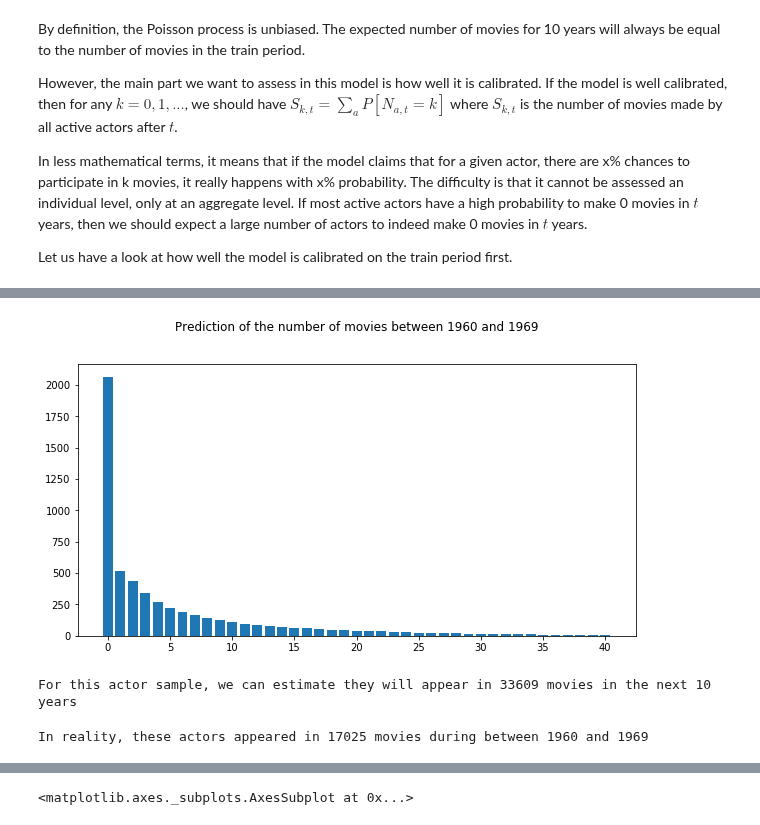
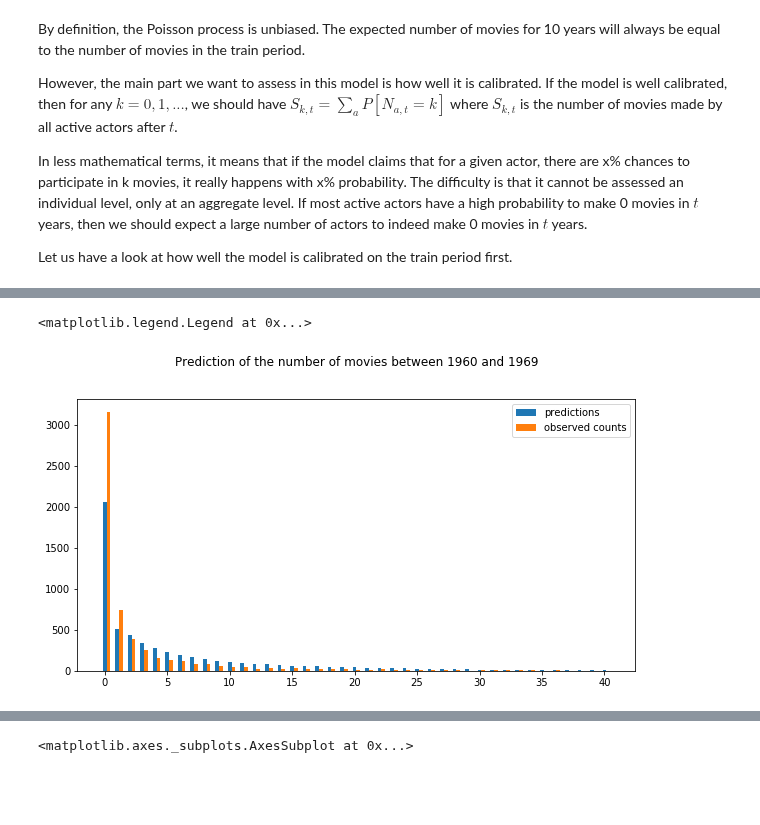
Before and after one commit to MaximeKan/Statistical-Modeling, a Jupyter notebook: Actors_movie_counts.ipynb, the cells around one changed output, grey strips where cells are left out. Drawn from its saved outputs; the diff is of its cells as text; code cells hidden in the pictures; blank space fills up the shorter version.

```diff
--- a/Actors_movie_counts.ipynb
+++ b/Actors_movie_counts.ipynb
@@ -374,22 +413,17 @@ Looking at the plot above, we can see that on the train data, the Poisson proces
 # %%
-def compute_predictions(t):
-  fig, ax = plt.subplots(figsize=(10, 5))
-  x_list = np.arange(41)
-  prediction_list = np.array([compute_prediction(n,t) for n in x_list])
-  ax.bar(x_list, prediction_list)
-  ax.set_title("Prediction of the number of movies between 1960 and 1969", y = 1.1)
+total_validation = movie_counts_validation.groupby('primaryName').agg({'numberMovies':'sum'}).merge(actors_list, on = "primaryName", how = "right").fillna(0).groupby("numberMovies").agg({"numberMovies":'count'}).rename(columns = {"numberMovies":"count"}).reset_index()
+total_validation = total_validation.merge(pd.DataFrame({"numberMovies":np.arange(41)}), how = "right").fillna(0).sort_values(by = "numberMovies")
+
+width = 0.3
+fig, ax = plt.subplots(figsize=(10, 5))
+x_list = np.arange(41)
+prediction_list = np.array([compute_prediction(n,t) for n in x_list])
+ax.bar(x_list, prediction_list, width, label = "predictions")
+ax.set_title("Prediction of the number of movies between 1960 and 1969", y = 1.1)
+
+ax.bar(x_list + width, total_validation["count"], width, label = "observed counts")
+
+ax.legend(loc = "upper right")
+# %% [output]
+<matplotlib.legend.Legend at 0x...>
+[figure, added]
-# %%
-compute_predictions(10)
-# %% [output]
-[figure, removed]
-# %%
-t = 10
-total_prediction = np.sum(lambda_actors["lambda"])*t
-print("For this actor sample, we can estimate they will appear in %i movies in the next %i years" % (total_prediction,t))
-# %% [output]
-For this actor sample, we can estimate they will appear in 33609 movies in the next 10 years
-# %%
-real_amount = np.sum(movie_counts_validation["numberMovies"])
-print("In reality, these actors appeared in %i movies during between 1960 and 1969" % real_amount)
-# %% [output]
-In reality, these actors appeared in 17025 movies during between 1960 and 1969
```
Also changed, not shown: parts of 35 cells of this notebook.
